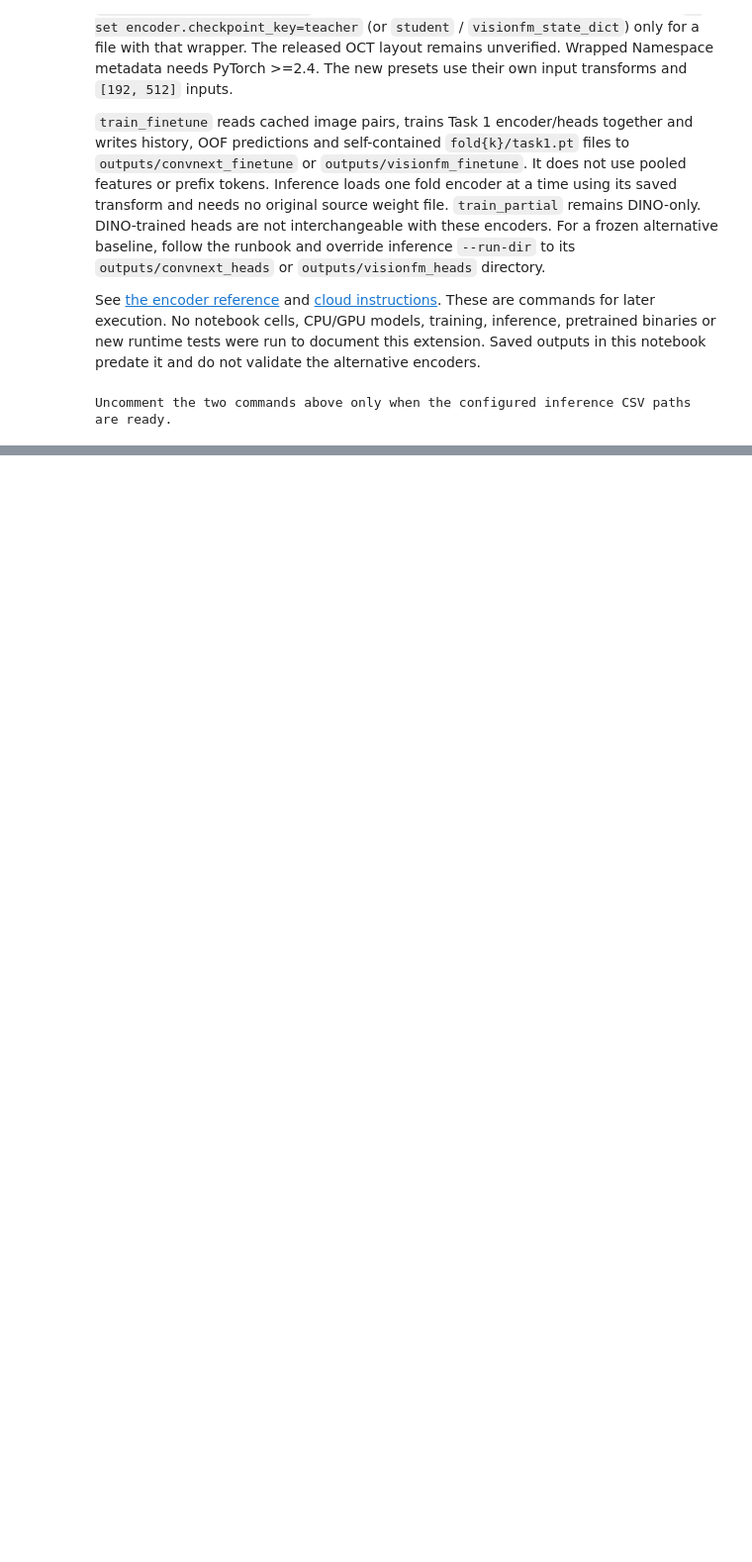
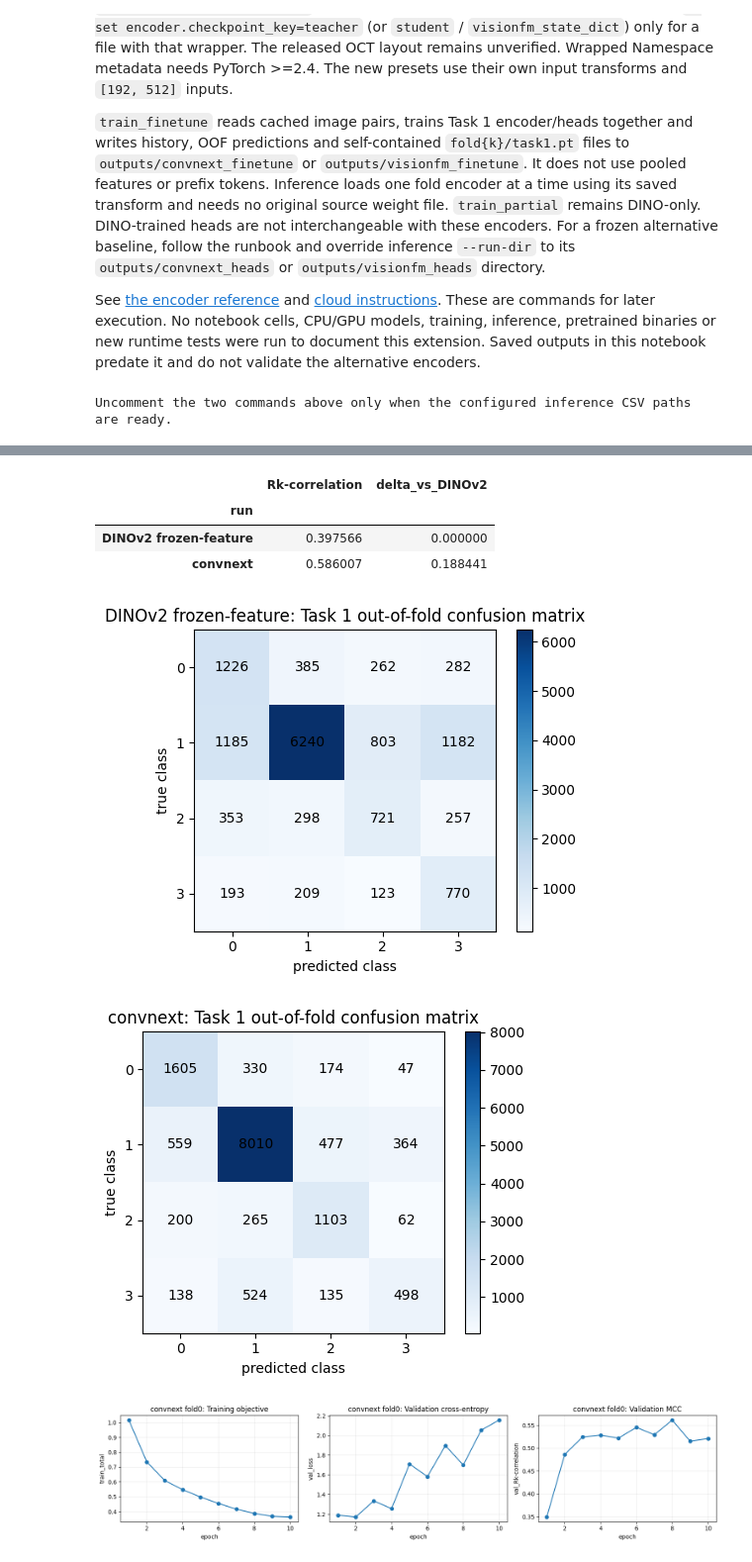
Before and after one commit to ArhaanShah/mario, a Jupyter notebook: notebooks/mario_training_dashboard.ipynb, the cells around one changed output, grey strips where cells are left out. Shown at 99% size. Cells and saved outputs as stored; diff of their text form; code cells hidden in the pictures; blank space fills up the shorter version.

Commit message:
Trained convnext encoder

```diff
--- a/notebooks/mario_training_dashboard.ipynb
+++ b/notebooks/mario_training_dashboard.ipynb
@@ -408,0 +544,73 @@ Uncomment the two commands above only when the configured inference CSV paths ar
+# %%
+from pathlib import Path
+
+result_dirs = {"DINOv2 frozen-feature": Path(cfg.train.out_dir)}
+result_dirs.update({name: Path(alt_cfgs[name].finetune.out_dir) for name in ALT_ENCODER_CONFIGS})
+result_dirs["ConvNeXt fine-tuned embeddings + heads"] = Path("outputs/convnext_finetuned_heads")
+metric_rows = []
+result_frames = {}
+
+for name, result_dir in result_dirs.items():
+    metrics_path = result_dir / "metrics.json"
+    if not metrics_path.is_file():
+        print(f"{name}: no metrics yet ({metrics_path})")
+        continue
+    metrics_doc = json.loads(metrics_path.read_text(encoding="utf-8"))
+    task1 = metrics_doc.get("task1", {})
+    oof_metrics = task1.get("oof", {})
+    metric_rows.append({"run": name, "n": task1.get("n"), **oof_metrics})
+    predictions_path = result_dir / "oof_task1.csv"
+    if predictions_path.is_file():
+        result_frames[name] = pd.read_csv(predictions_path)
+
+if metric_rows:
+    metrics_table = pd.DataFrame(metric_rows).set_index("run")
+    display(metrics_table)
+    if "DINOv2 frozen-feature" in metrics_table.index and "Rk-correlation" in metrics_table:
+        dino_mcc = metrics_table.loc["DINOv2 frozen-feature", "Rk-correlation"]
+        display(pd.DataFrame({
+            "Rk-correlation": metrics_table["Rk-correlation"],
+            "delta_vs_DINOv2": metrics_table["Rk-correlation"] - dino_mcc,
+        }))
+else:
+    print("No Task 1 metrics files are available yet.")
+
+for name, frame in result_frames.items():
+    cm = confusion_matrix(frame.y_true, frame.y_pred, labels=np.arange(4))
+    fig, ax = plt.subplots(figsize=(5, 4))
+    image = ax.imshow(cm, cmap="Blues")
+    for (row, col), value in np.ndenumerate(cm):
+        ax.text(col, row, str(value), ha="center", va="center")
+    ax.set(title=f"{name}: Task 1 out-of-fold confusion matrix", xlabel="predicted class",
+           ylabel="true class", xticks=np.arange(4), yticks=np.arange(4))
+    fig.colorbar(image, ax=ax)
+    fig.tight_layout()
+    plt.show()
+
+history_rows = []
+for name in ALT_ENCODER_CONFIGS:
+    run_dir = Path(alt_cfgs[name].finetune.out_dir)
+    for history_path in sorted(run_dir.glob("fold*/history.json")):
+        fold_name = history_path.parent.name
+        history = pd.DataFrame(json.loads(history_path.read_text(encoding="utf-8")))
+        if history.empty:
+            continue
+        history["fold"] = fold_name
+        history["encoder"] = name
+        history_rows.append(history)
+        fig, axes = plt.subplots(1, 3, figsize=(15, 3.5))
+        for ax, metric, title in zip(
+            axes,
+            ("train_total", "val_loss", "val_Rk-correlation"),
+            ("Training objective", "Validation cross-entropy", "Validation MCC"),
+        ):
+            if metric in history:
+                ax.plot(history["epoch"], history[metric], marker="o")
+            ax.set(title=f"{name} {fold_name}: {title}", xlabel="epoch", ylabel=metric)
+            ax.grid(alpha=.25)
+        fig.tight_layout()
+        plt.show()
+
+if not history_rows:
+    print("No alternative-encoder training histories are available yet.")
+# %% [output]
@@ -408,0 +622,7 @@ Uncomment the two commands above only when the configured inference CSV paths ar
+|  | Rk-correlation | delta_vs_DINOv2 |
+| run |  |  |
+| DINOv2 frozen-feature | 0.397566 | 0.000000 |
+| convnext | 0.586007 | 0.188441 |
+[figure, added]
+[figure, added]
+[figure, added]
```
Also changed, not shown: parts of 15 cells of this notebook, 2 other files.
